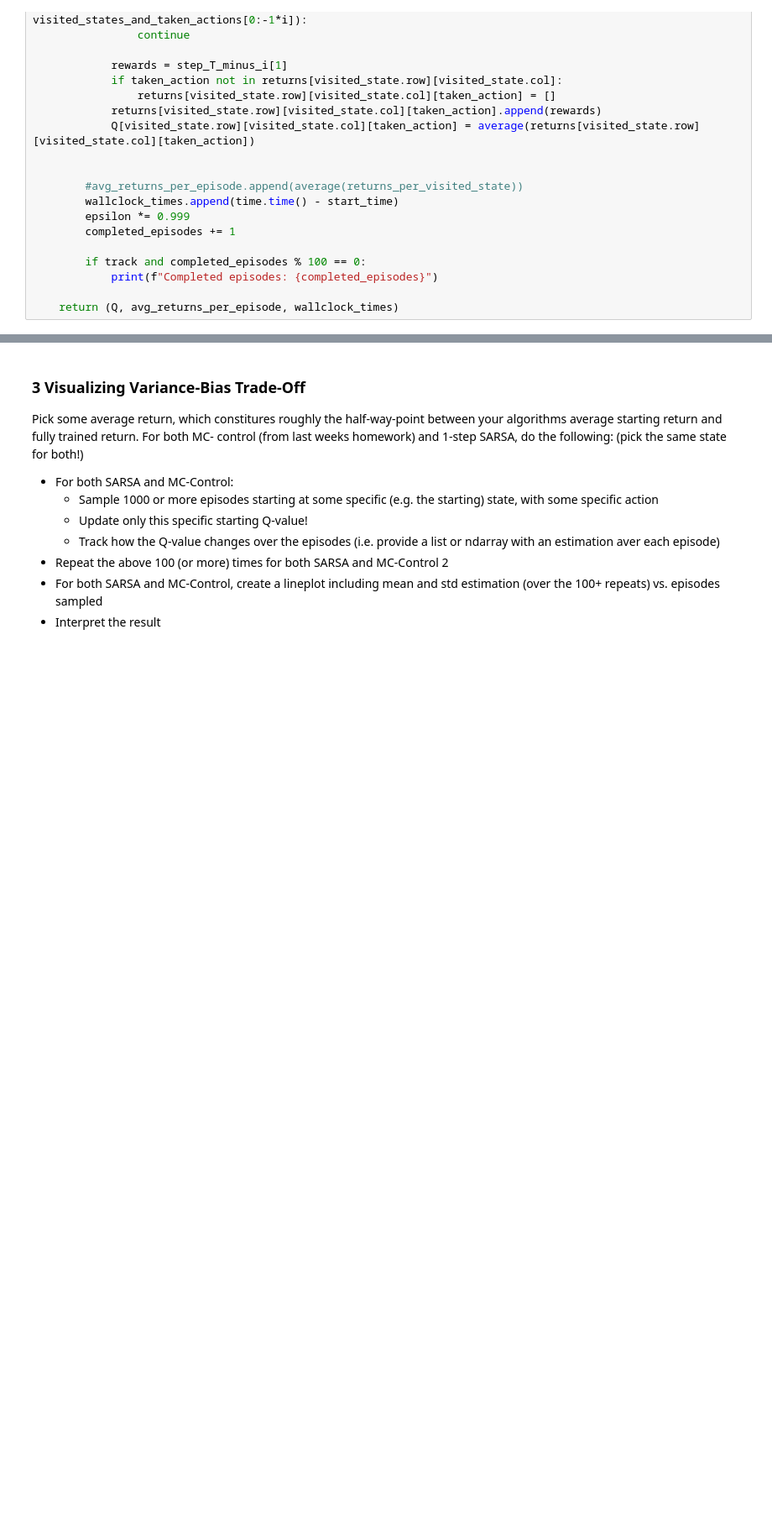
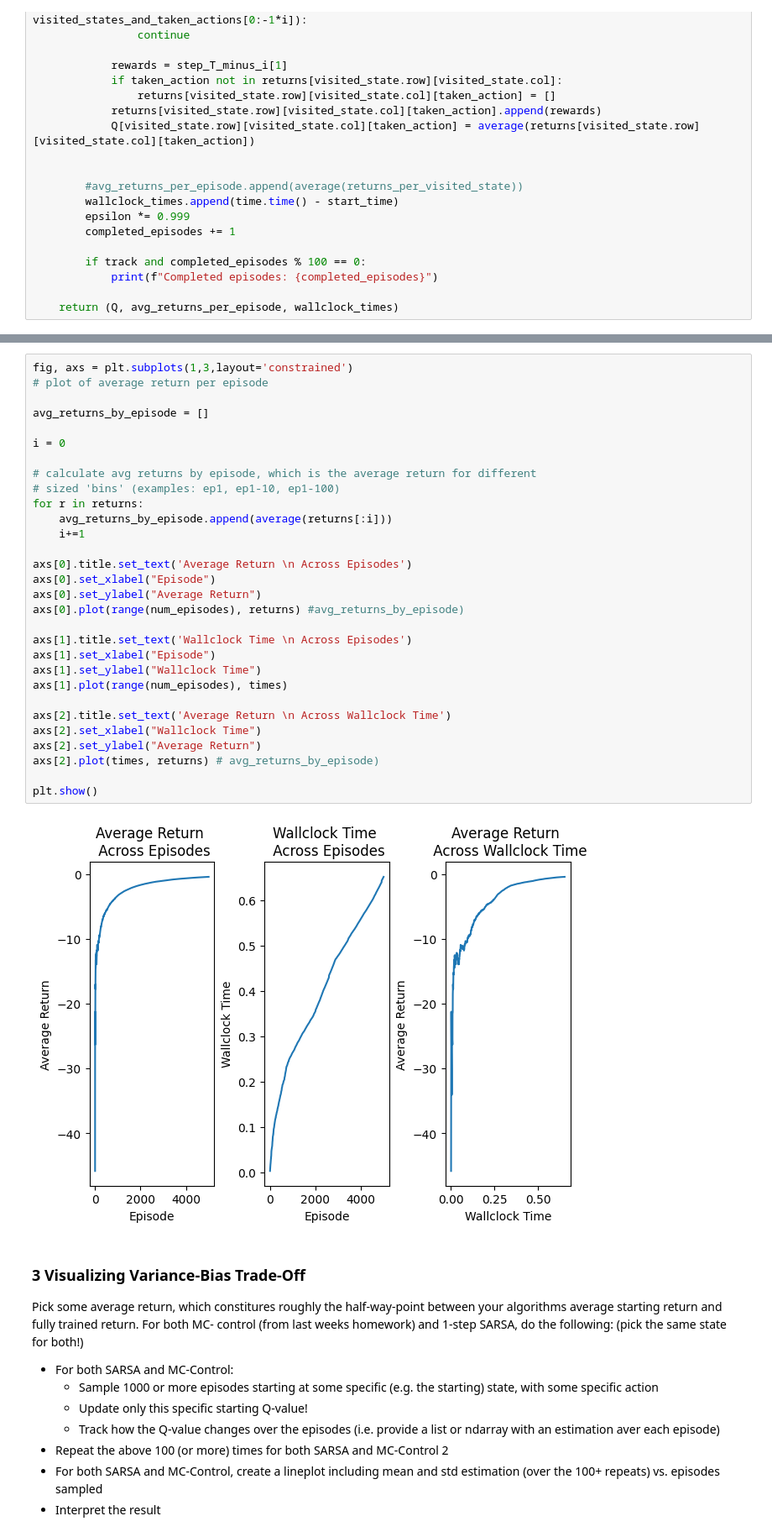
Before and after one commit to syntactic/DeepReinforcementLearning, a Jupyter notebook: Group9_HW3_solution.ipynb, the cells around one changed output, grey strips where cells are left out. Shown at 84% size. Drawn from its saved outputs; the diff is of its cells as text; blank space fills up the shorter version.

```diff
--- a/Group9_HW3_solution.ipynb
+++ b/Group9_HW3_solution.ipynb
@@ -604,4 +597,36 @@ print_policy_from_q(Q)
 =================
+# %%
+fig, axs = plt.subplots(1,3,layout='constrained')
+# plot of average return per episode
+
+avg_returns_by_episode = []
+
+i = 0
+
+# calculate avg returns by episode, which is the average return for different
+# sized 'bins' (examples: ep1, ep1-10, ep1-100)
+for r in returns:
+    avg_returns_by_episode.append(average(returns[:i]))
+    i+=1
+
+axs[0].title.set_text('Average Return \n Across Episodes')
+axs[0].set_xlabel("Episode")
+axs[0].set_ylabel("Average Return")
+axs[0].plot(range(num_episodes), returns) #avg_returns_by_episode)
+
+axs[1].title.set_text('Wallclock Time \n Across Episodes')
+axs[1].set_xlabel("Episode")
+axs[1].set_ylabel("Wallclock Time")
+axs[1].plot(range(num_episodes), times)
+
+axs[2].title.set_text('Average Return \n Across Wallclock Time')
+axs[2].set_xlabel("Wallclock Time")
+axs[2].set_ylabel("Average Return")
+axs[2].plot(times, returns) # avg_returns_by_episode)
+
+plt.show()
+# %% [output]
+[figure, added]
 # %% [markdown]
 ### 3 Visualizing Variance-Bias Trade-Off
 Pick some average return, which constitures roughly the half-way-point between your algorithms average starting return and fully trained return. For both MC- control (from last weeks homework) and 1-step SARSA, do the following: (pick the same state for both!)
```
Also changed, not shown: parts of 5 cells of this notebook.
